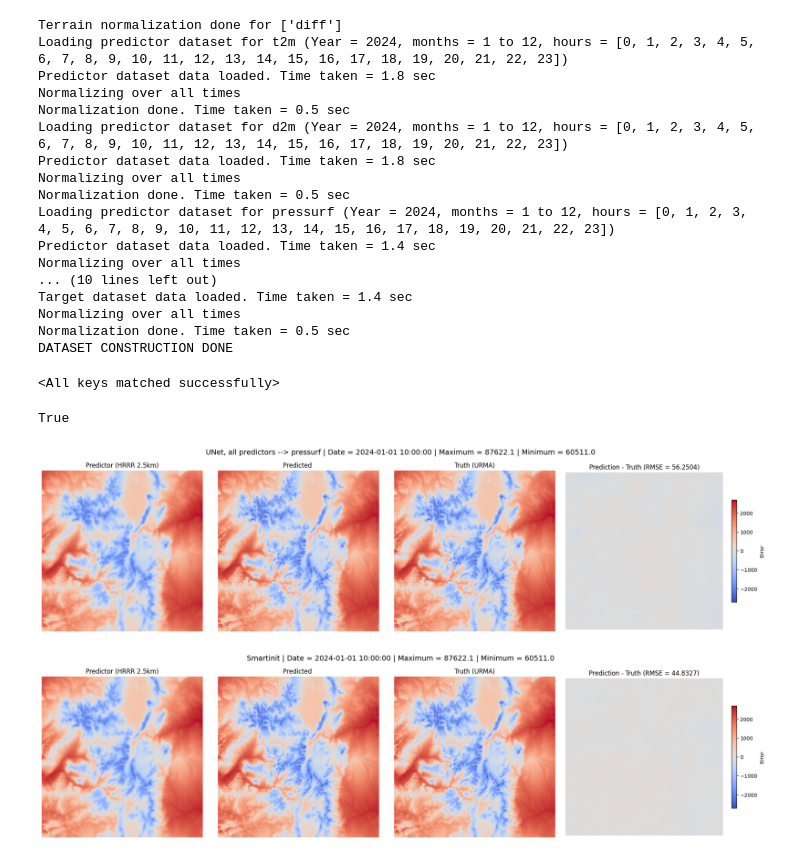
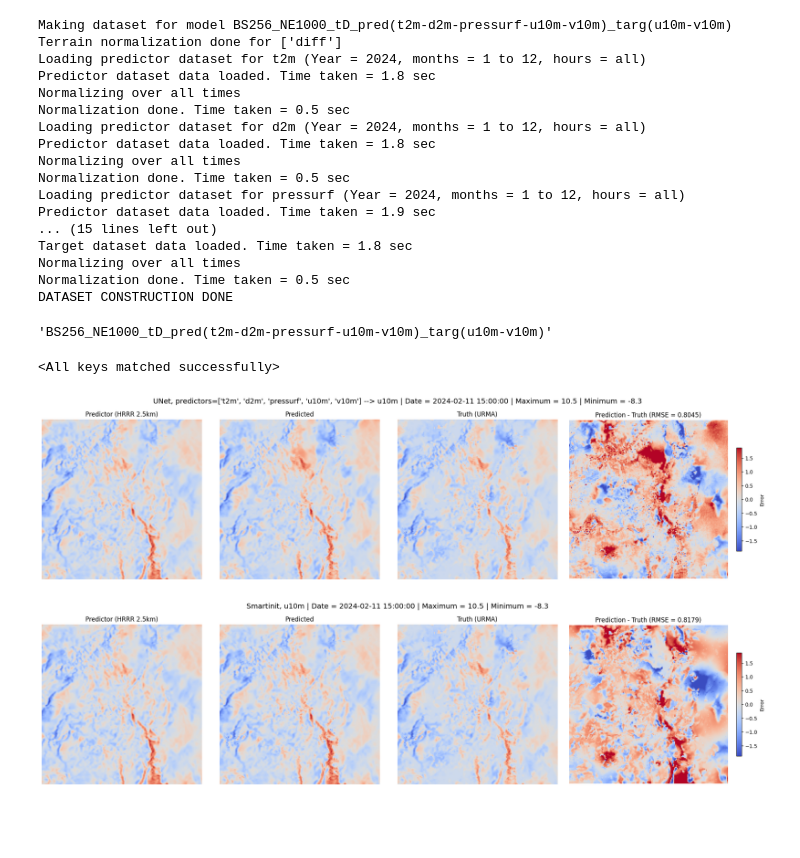
Before and after one commit to alex-schein-NOAA/HRRRtoURMA_UNet, a Jupyter notebook: CNN_Main/UNet_versus_Smartinit_viewing.ipynb, the cells around one changed output. Drawn from its saved outputs; the diff is of its cells as text; code cells hidden in the pictures; blank space fills up the shorter version.

```diff
--- a/CNN_Main/UNet_versus_Smartinit_viewing.ipynb
+++ b/CNN_Main/UNet_versus_Smartinit_viewing.ipynb
@@ -50,32 +47,38 @@ test_urma = xr.open_dataarray(f"/data1/projects/RTMA/alex.schein/URMA_train_test
 # %%
-test_hrrr_attrs = DefineModelAttributes(is_train=False, target_vars=[TARG_VAR])
+test_hrrr_attrs = DefineModelAttributes(is_train=False)
+
+### Change as needed
+# test_hrrr_attrs.predictor_vars = ["pressurf"]
+test_hrrr_attrs.target_vars = ["u10m", "v10m"]
+
+test_hrrr_attrs.savename = test_hrrr_attrs.create_save_name()
 test_hrrr_attrs.create_dataset()
 # %% [output]
+Making dataset for model BS256_NE1000_tD_pred(t2m-d2m-pressurf-u10m-v10m)_targ(u10m-v10m)
 Terrain normalization done for ['diff']
-Loading predictor dataset for t2m (Year = 2024, months = 1 to 12, hours = [0, 1, 2, 3, 4, 5, 6, 7, 8, 9, 10, 11, 12, 13, 14, 15, 16, 17, 18, 19, 20, 21, 22, 23])
+Loading predictor dataset for t2m (Year = 2024, months = 1 to 12, hours = all)
 Predictor dataset data loaded. Time taken = 1.8 sec
 Normalizing over all times
 Normalization done. Time taken = 0.5 sec
-Loading predictor dataset for d2m (Year = 2024, months = 1 to 12, hours = [0, 1, 2, 3, 4, 5, 6, 7, 8, 9, 10, 11, 12, 13, 14, 15, 16, 17, 18, 19, 20, 21, 22, 23])
+Loading predictor dataset for d2m (Year = 2024, months = 1 to 12, hours = all)
 Predictor dataset data loaded. Time taken = 1.8 sec
 Normalizing over all times
 Normalization done. Time taken = 0.5 sec
-Loading predictor dataset for pressurf (Year = 2024, months = 1 to 12, hours = [0, 1, 2, 3, 4, 5, 6, 7, 8, 9, 10, 11, 12, 13, 14, 15, 16, 17, 18, 19, 20, 21, 22, 23])
-Predictor dataset data loaded. Time taken = 1.4 sec
-Normalizing over all times
-... (10 lines left out)
-Target dataset data loaded. Time taken = 1.4 sec
+Loading predictor dataset for pressurf (Year = 2024, months = 1 to 12, hours = all)
+Predictor dataset data loaded. Time taken = 1.9 sec
+... (15 lines left out)
+Target dataset data loaded. Time taken = 1.8 sec
 Normalizing over all times
 Normalization done. Time taken = 0.5 sec
 DATASET CONSTRUCTION DONE
+# %%
+test_hrrr_attrs.savename
+# %% [output]
+'BS256_NE1000_tD_pred(t2m-d2m-pressurf-u10m-v10m)_targ(u10m-v10m)'
 # %%
-model = SR_UNet_simple(n_channels_in=test_hrrr_attrs.num_channels_in)
+model = SR_UNet_simple(n_channels_in=test_hrrr_attrs.num_channels_in, n_channels_out=test_hrrr_attrs.num_channels_out)
 device = torch.device("cuda")
 model.to(device)
 model.load_state_dict(torch.load(f"/scratch/RTMA/alex.schein/CNN_Main/Trained_models/{test_hrrr_attrs.savename}.pt", weights_only=True))
 # %% [output]
 <All keys matched successfully>
-# %%
-test_hrrr_attrs.normalization_scheme == "all times"
-# %% [output]
-True
@@ -94,16 +85,22 @@ urma_var_select_dict = {"t2m":{'filter_by_keys':{'typeOfLevel': 'heightAboveGrou
+# %%
+TARG_VAR="u10m"
+test_urma = xr.open_dataarray(f"/data1/projects/RTMA/alex.schein/URMA_train_test/test_urma_alltimes_{TARG_VAR}.nc", decode_timedelta=True)
 # %%
-IDX = 10
-test_smartinit = xr.open_dataset(f"/scratch/RTMA/alex.schein/Misc_netcdf_grib2_files/hrrr_smartinit_20240101_t{str(IDX).zfill(2)}z_f01.grib2",
+IDX = 999
+
+pred, targ, model_output, dt_current = get_model_output_at_idx(model_attrs=test_hrrr_attrs, model=model, idx=IDX, pred_var=TARG_VAR, targ_var=TARG_VAR)
+smartinit_dt = dt_current-dt.timedelta(hours=1) #remember, smartinit filename datetime is INITIALIZATION time, NOT valid time!
+
+test_smartinit = xr.open_dataset(f"/data1/projects/RTMA/alex.schein/HRRR_Smartinit_Data/hrrr_smartinit_{str(smartinit_dt.year)}{str(smartinit_dt.month).zfill(2)}{str(smartinit_dt.day).zfill(2)}_t{str(smartinit_dt.hour).zfill(2)}z_f01.grib2",
                                  engine="cfgrib",
                                  backend_kwargs=urma_var_select_dict[varname_translation_dict[TARG_VAR]],
                                  decode_timedelta=True)
 test_smartinit_var = test_smartinit[varname_translation_dict[TARG_VAR]]
 test_smartinit_var_sp_rest = test_smartinit_var.isel(y=slice(IDX_MIN_LAT, IDX_MIN_LAT+IMG_SIZE_LAT),
                                                       x=slice(IDX_MIN_LON, IDX_MIN_LON+IMG_SIZE_LON))
+
+plot_predictor_output_truth_error(pred, model_output, targ, date_str=dt_current, title=f"UNet, predictors={test_hrrr_attrs.predictor_vars} --> {TARG_VAR}")
+plot_predictor_output_truth_error(pred, test_smartinit_var_sp_rest.data, targ, date_str=dt_current, title=f"Smartinit, {TARG_VAR}")
+# %% [output]
+[figure, added]
+[figure, added]
-# %%
-pred, targ, model_output, dt_current = get_model_output_at_idx(model_attrs=test_hrrr_attrs, model=model, idx=IDX, pred_var=TARG_VAR, targ_var=TARG_VAR)
-plot_prediction(pred, model_output, targ, date_str=dt_current, savename=f"UNet, all predictors --> {TARG_VAR}")
-plot_prediction(pred, test_smartinit_var_sp_rest.data, targ, date_str=dt_current, savename="Smartinit")
-# %% [output]
-[figure, removed]
-[figure, removed]
```
Also changed, not shown: parts of 5 cells of this notebook, 20 other files.
